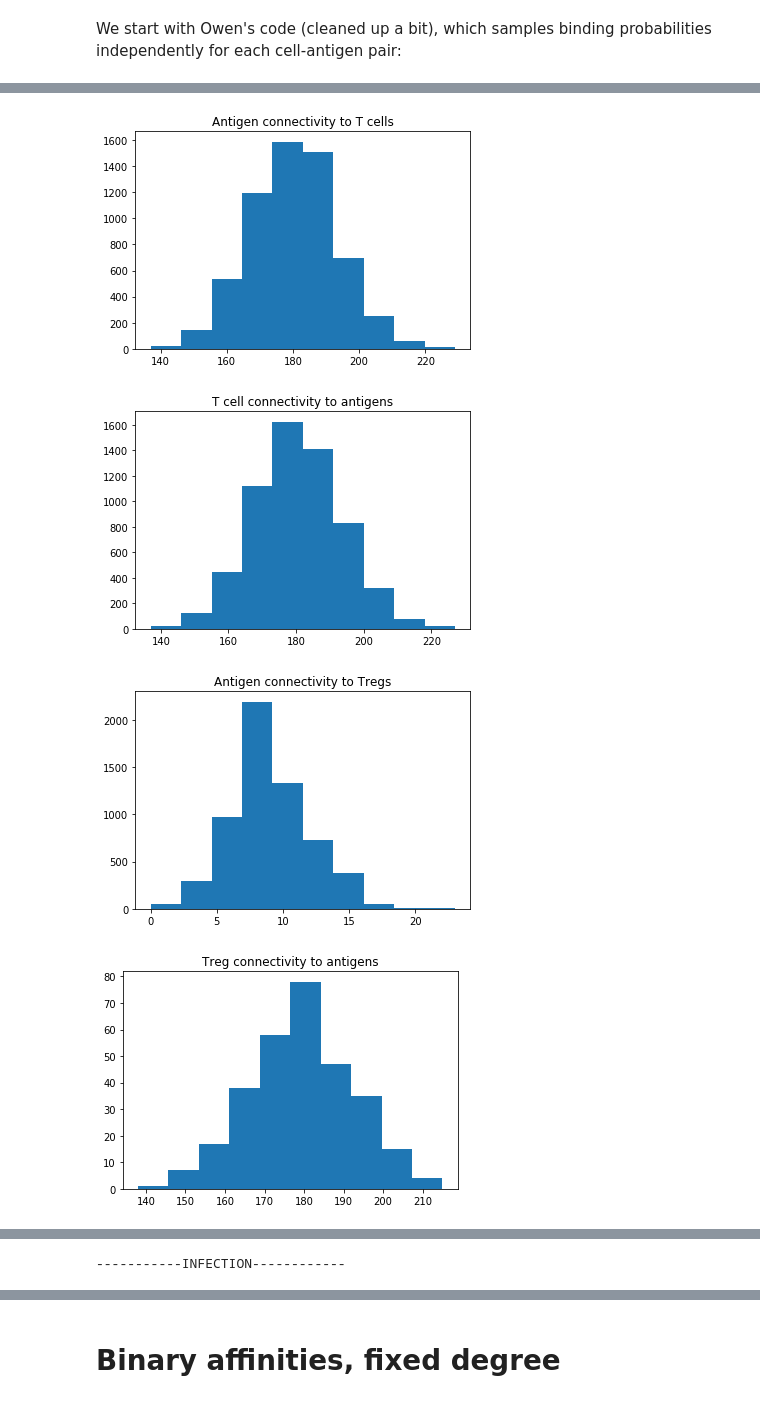
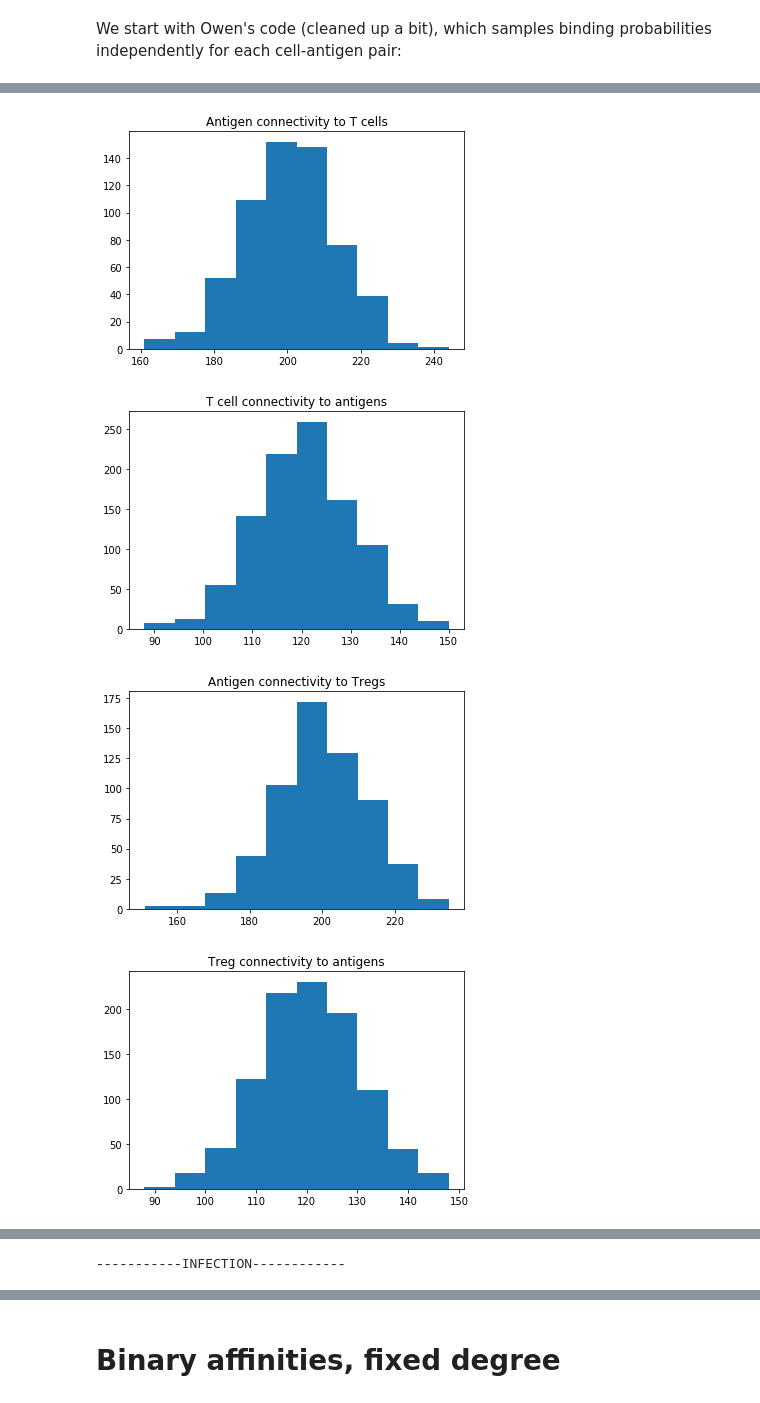
Before and after one commit to Ninjaneer32/immune-svm, a Jupyter notebook: scripts/Testing.ipynb, the cells around one changed output, grey strips where cells are left out. Drawn from its saved outputs; the diff is of its cells as text; code cells hidden in the pictures.

```diff
--- a/scripts/Testing.ipynb
+++ b/scripts/Testing.ipynb
@@ -5,7 +5,7 @@ import cvxpy as cvx
 from scipy.linalg import circulant
 from scipy.stats import norm
 import seaborn as sns
-from keras.datasets import mnist
+#from keras.datasets import mnist
 from scipy.signal import fftconvolve
 
 def BinaryRandomMatrix(S,M,p):
@@ -34,7 +34,7 @@ def TrainNetwork(phi_reg_reg,phi_cell_reg,rvals):
     constraints = [G@Treg <= h]
     obj = cvx.Minimize((1/2)*cvx.quad_form(Treg,phi_reg_reg))
     prob = cvx.Problem(obj, constraints)
-    prob.solve(solver=cvx.ECOS,abstol=1e-9,feastol=1e-7,abstol_inacc=1e-5,feastol_inacc=1e-5,max_iters=5000,verbose=False)
+    prob.solve(solver=cvx.ECOS,abstol=1e-9,feastol=1e-7,abstol_inacc=1e-5,feastol_inacc=1e-5,max_iters=5000,verbose=True)
     Tcell=constraints[0].dual_value[:Num_tcell]
     Treg=Treg.value
     return Tcell,Treg
@@ -47,11 +47,11 @@ Num_path = 100
 #declare simulation paramaters:
 params={
 #the number of Tregs
-'Num_treg' : 300,
+'Num_treg' : 1000,
 #the number of Tcells
-'Num_tcell' : 6000,
+'Num_tcell' : 1000,
 #the number of sites
-'Num_sites' : 6000,
+'Num_sites' : 600,
 #the Treg- antigen site binding strenth
 'c' : 1.0,
 #the varience in Treg-antigen binding around zero
@@ -59,8 +59,8 @@ params={
 #the varience in Treg-antigen binding around c
 'sigma_cp' : 0.0,
 #the binding
-'pval_cell' : 0.03,
-'pval_treg' : 0.03,
+'pval_cell' : 0.2,
+'pval_treg' : 0.2,
 'max_v' : 1.0}
 
 #Define antigen concentrations
@@ -97,7 +97,7 @@ plt.gca().set_title('T cell abundances (log scale both axes)')
 plt.gca().set_yscale('log')
 plt.gca().set_ylim((0.1,10000))
 plt.show()
-plt.hist(Treg,bins=np.linspace(0,1,100))
+plt.hist(np.log10(Treg),bins=np.linspace(-10,3,100))
 plt.gca().set_title('Treg abundances')
 plt.show()
 
@@ -139,4 +156,4 @@ plt.show()
-[figure, old version]
+[figure, new version]
-[figure, old version]
+[figure, new version]
-[figure, old version]
+[figure, new version]
-[figure, old version]
+[figure, new version]
@@ -147 +164 @@ plt.show()
------------INFECTION------------
+-----------INFECTION------------
```
Also changed, not shown: parts of 15 cells of this notebook.
